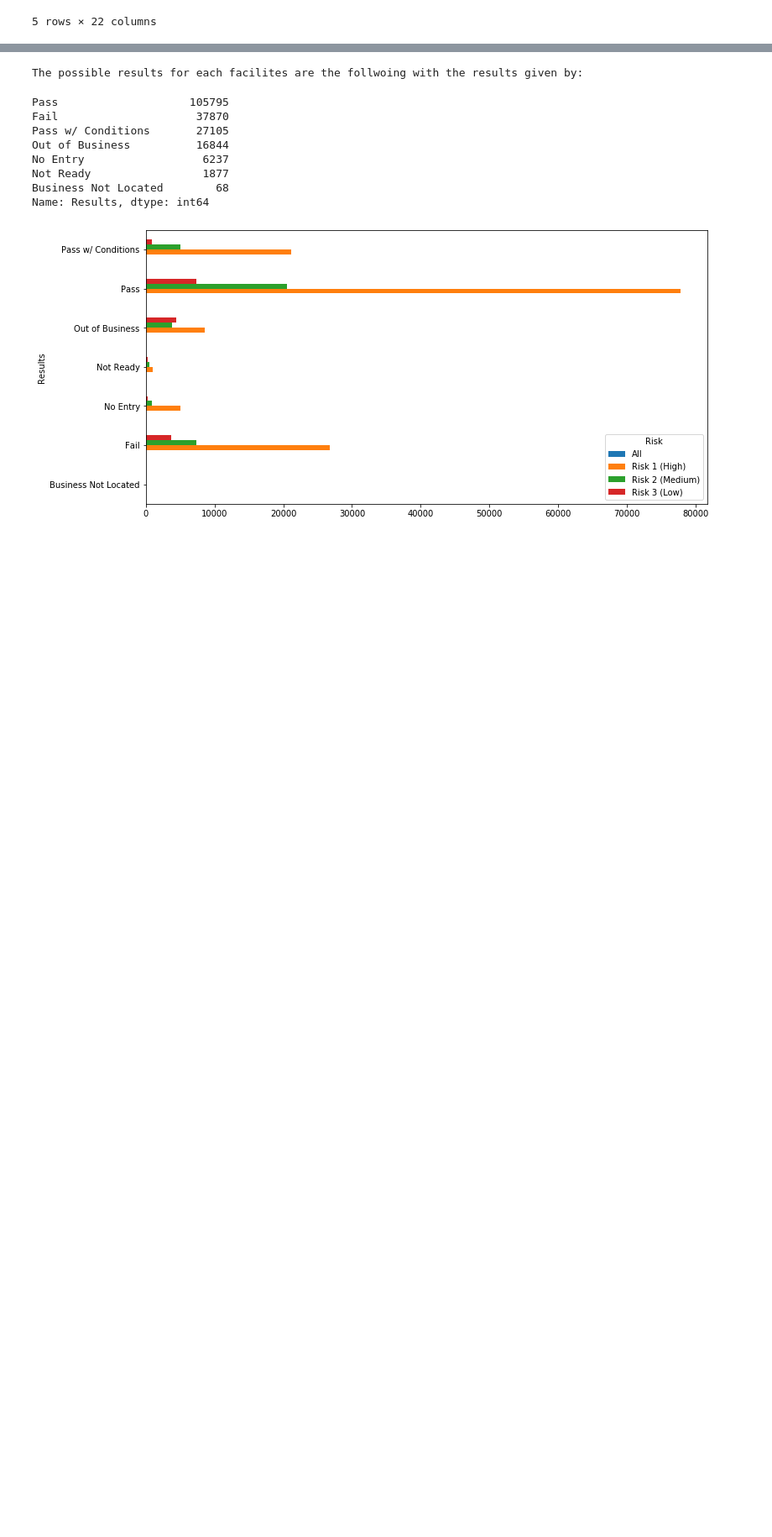
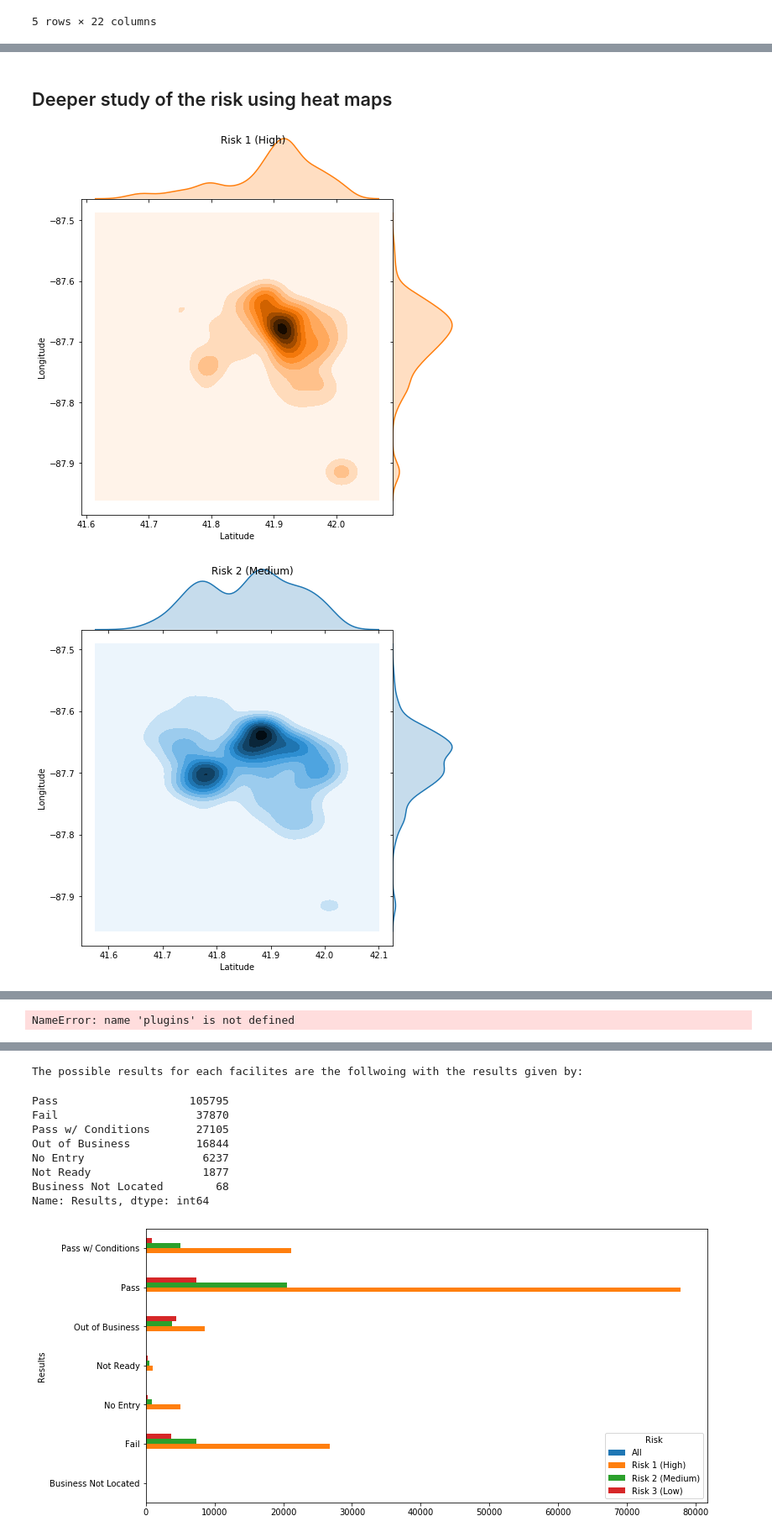
Before and after one commit to adr1anh/DeepDish, a Jupyter notebook: Food Inspection_Marc.ipynb, the cells around one changed output, grey strips where cells are left out. Shown at 84% size. Cells and saved outputs as stored; diff of their text form; code cells hidden in the pictures; blank space fills up the shorter version.

```diff
--- a/Food Inspection_Marc.ipynb
+++ b/Food Inspection_Marc.ipynb
@@ -33,0 +317,21 @@ Name: Risk, dtype: int64
+# %% [markdown]
+## Deeper study of the risk using heat maps
+# %%
+data_risk1 = data_removed[data_removed['Risk'] == 3 ]
+data_risk2 = data_removed[data_removed['Risk'] == 2 ]
+data_risk3 = data_removed[data_removed['Risk'] == 1 ]
+# %%
+ax = sns.jointplot("Latitude", "Longitude", data=data_risk1[0:500], kind="kde", space=0, color= colors[0], height=7)
+ax.fig.suptitle("Risk 1 (High)")
+plt.show()
+
+ax = sns.jointplot("Latitude", "Longitude", data=data_risk2[0:500], kind="kde", space=0, color= colors[1], height=7)
+ax.fig.suptitle("Risk 2 (Medium)")
+plt.show()
+
+ax = sns.jointplot("Latitude", "Longitude", data=data_risk3[0:500], kind="kde", space=0, color= colors[2], height=7)
+ax.fig.suptitle("Risk 3 (Low)")
+plt.show()
+# %% [output]
+[figure, added]
+[figure, added]
@@ -33,0 +339,8 @@ Name: Risk, dtype: int64
+# %%
+coord = [data_risk1["Latitude"].mean(),data_risk1["Longitude"].mean()]
+m_risk1= folium.Map(location= coord,tiles='Stamen Toner', zoom_start=10)
+coords = data_risk1[['Latitude', 'Longitude']].as_matrix()
+m_risk1.add_child(plugins.HeatMap(coords, radius=15))
+m_risk1
+# %% [output]
+NameError: name 'plugins' is not defined
```
Also changed, not shown: parts of 52 cells of this notebook, 1 other file.
